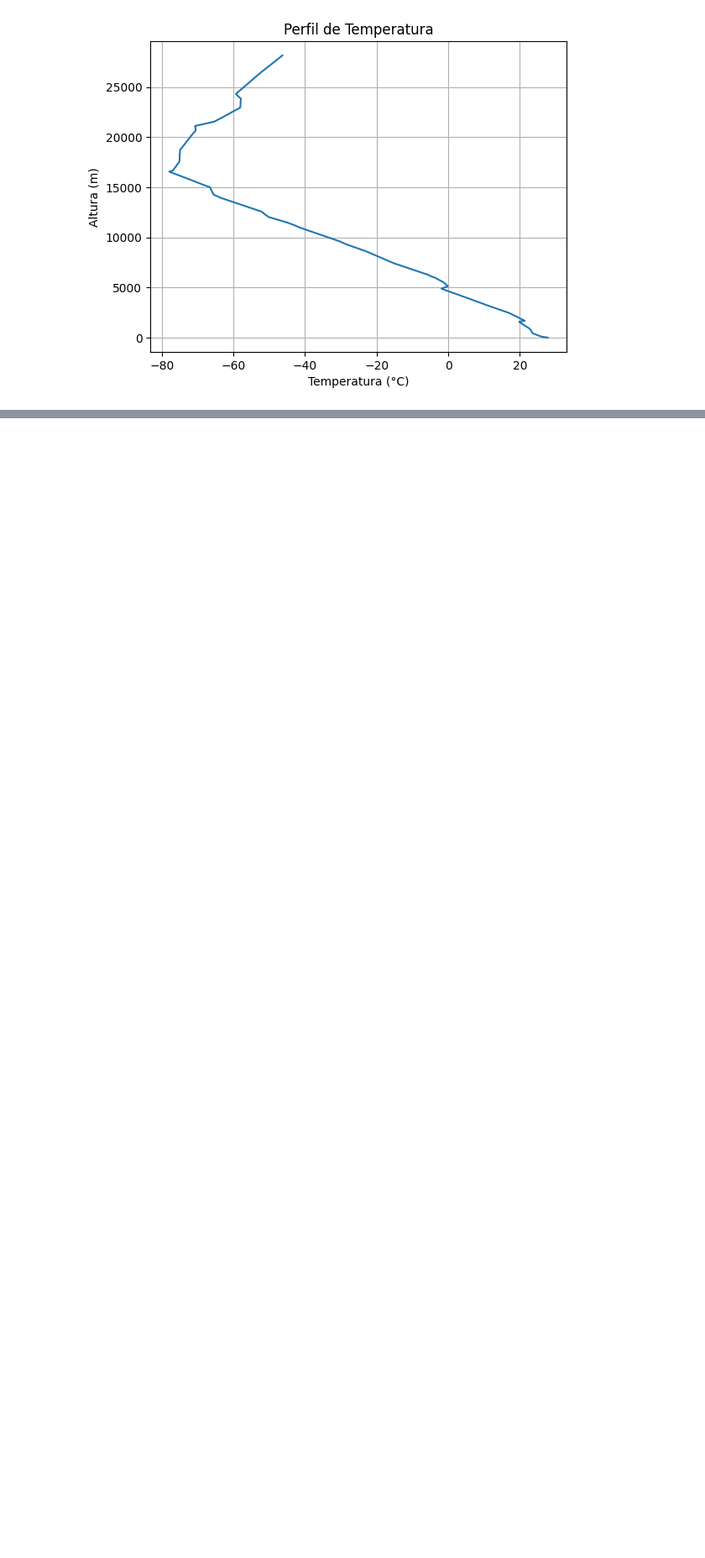
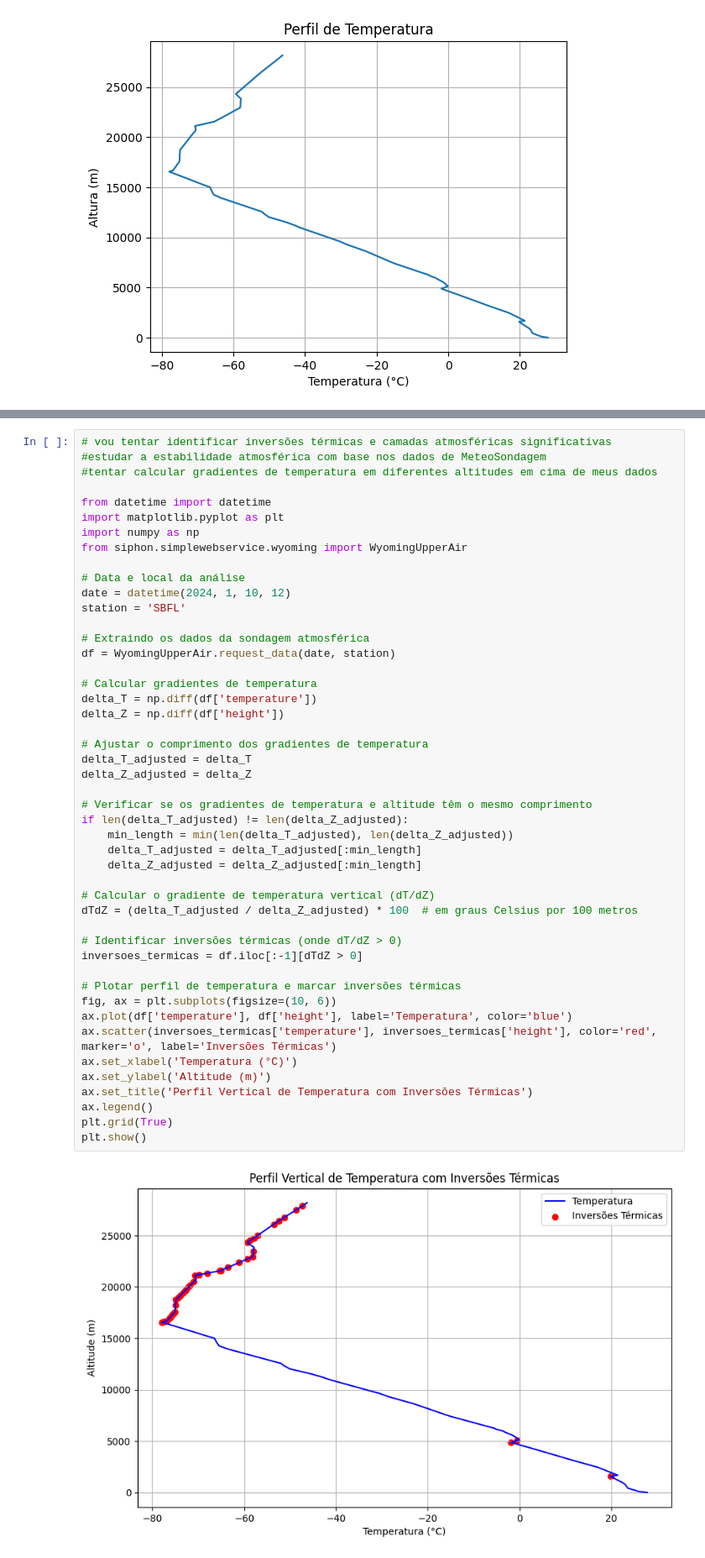
Before and after one commit to muriell-b/ENS5173_01, a Jupyter notebook: projeto02.ipynb, the cells around one changed output, grey strips where cells are left out. Shown at 84% size. Drawn from its saved outputs; the diff is of its cells as text; blank space fills up the shorter version.

```diff
--- a/projeto02.ipynb
+++ b/projeto02.ipynb
@@ -553,0 +662,49 @@ plt.show()
+# %%
+# vou tentar identificar inversões térmicas e camadas atmosféricas significativas
+#estudar a estabilidade atmosférica com base nos dados de MeteoSondagem
+#tentar calcular gradientes de temperatura em diferentes altitudes em cima de meus dados
+
+from datetime import datetime
+import matplotlib.pyplot as plt
+import numpy as np
+from siphon.simplewebservice.wyoming import WyomingUpperAir
+
+# Data e local da análise
+date = datetime(2024, 1, 10, 12)
+station = 'SBFL'
+
+# Extraindo os dados da sondagem atmosférica
+df = WyomingUpperAir.request_data(date, station)
+
+# Calcular gradientes de temperatura
+delta_T = np.diff(df['temperature'])
+delta_Z = np.diff(df['height'])
+
+# Ajustar o comprimento dos gradientes de temperatura
+delta_T_adjusted = delta_T
+delta_Z_adjusted = delta_Z
+
+# Verificar se os gradientes de temperatura e altitude têm o mesmo comprimento
+if len(delta_T_adjusted) != len(delta_Z_adjusted):
+    min_length = min(len(delta_T_adjusted), len(delta_Z_adjusted))
+    delta_T_adjusted = delta_T_adjusted[:min_length]
+    delta_Z_adjusted = delta_Z_adjusted[:min_length]
+
+# Calcular o gradiente de temperatura vertical (dT/dZ)
+dTdZ = (delta_T_adjusted / delta_Z_adjusted) * 100  # em graus Celsius por 100 metros
+
+# Identificar inversões térmicas (onde dT/dZ > 0)
+inversoes_termicas = df.iloc[:-1][dTdZ > 0]
+
+# Plotar perfil de temperatura e marcar inversões térmicas
+fig, ax = plt.subplots(figsize=(10, 6))
+ax.plot(df['temperature'], df['height'], label='Temperatura', color='blue')
+ax.scatter(inversoes_termicas['temperature'], inversoes_termicas['height'], color='red', marker='o', label='Inversões Térmicas')
+ax.set_xlabel('Temperatura (°C)')
+ax.set_ylabel('Altitude (m)')
+ax.set_title('Perfil Vertical de Temperatura com Inversões Térmicas')
+ax.legend()
+plt.grid(True)
+plt.show()
+# %% [output]
+[figure, added]
```
Also changed, not shown: parts of 4 cells of this notebook.
